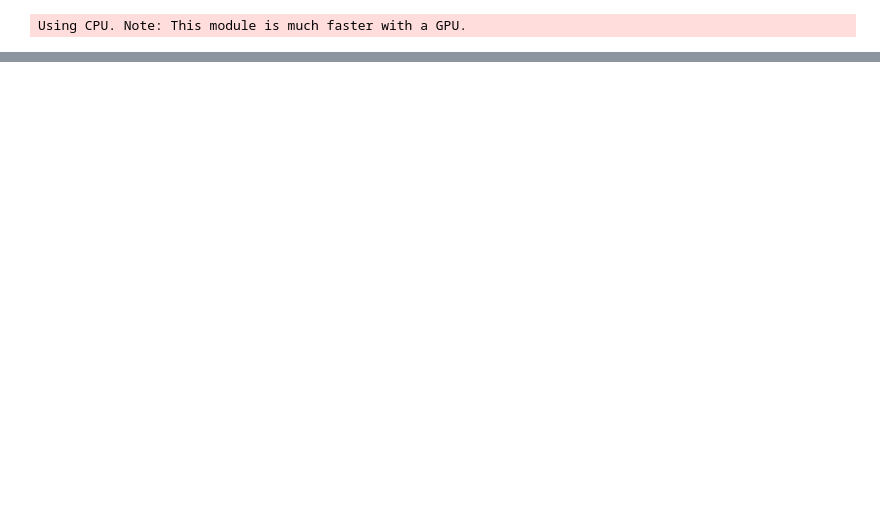
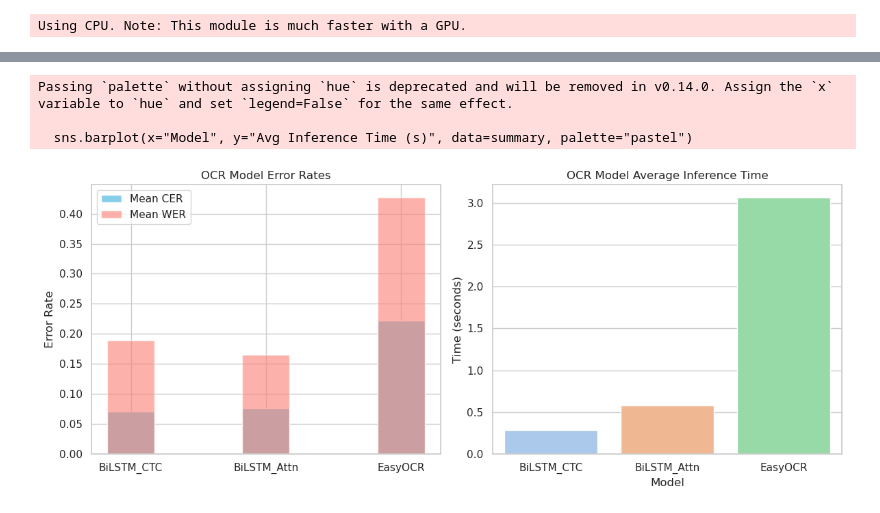
Before and after one commit to nikunjpradhan31/NepaliDevanagariVision, a Jupyter notebook: inference/inference_accuracy_testing.ipynb, the cells around one changed output, grey strips where cells are left out. Drawn from its saved outputs; the diff is of its cells as text; code cells hidden in the pictures; blank space fills up the shorter version.

Commit message:
updated environment file, made DockerFile, and model testing visualization

```diff
--- a/inference/inference_accuracy_testing.ipynb
+++ b/inference/inference_accuracy_testing.ipynb
@@ -590,3 +556,41 @@ summary = pd.DataFrame({
 summary.sort_values("Mean CER")
 summary.to_csv("inference_accuracy_summary.csv", index=False)
 results_df.to_csv("inference_accuracy_detailed_results.csv", index=False)
+# %%
+import matplotlib.pyplot as plt
+import seaborn as sns
+
+# Load the summary if needed
+summary = pd.read_csv("inference_accuracy_summary.csv")
+
+sns.set(style="whitegrid")
+plt.figure(figsize=(12, 5))
+
+# --------- Plot Mean CER and WER ---------
+plt.subplot(1, 2, 1)
+bar_width = 0.35
+x = summary["Model"]
+
+# CER
+plt.bar(x, summary["Mean CER"], width=bar_width, label="Mean CER", color="skyblue")
+# WER (shift bars to the right)
+plt.bar([i for i in range(len(x))], summary["Mean WER"], width=bar_width, alpha=0.6, label="Mean WER", color="salmon")
+
+plt.title("OCR Model Error Rates")
+plt.ylabel("Error Rate")
+plt.xticks(range(len(x)), x)
+plt.legend()
+
+# --------- Plot Avg Inference Time ---------
+plt.subplot(1, 2, 2)
+sns.barplot(x="Model", y="Avg Inference Time (s)", data=summary, palette="pastel")
+plt.title("OCR Model Average Inference Time")
+plt.ylabel("Time (seconds)")
+
+plt.tight_layout()
+plt.show()
+# %% [output]
+Passing `palette` without assigning `hue` is deprecated and will be removed in v0.14.0. Assign the `x` variable to `hue` and set `legend=False` for the same effect.
+
+  sns.barplot(x="Model", y="Avg Inference Time (s)", data=summary, palette="pastel")
+[figure, added]
```
Also changed, not shown: parts of 5 cells of this notebook, 6 other files.
